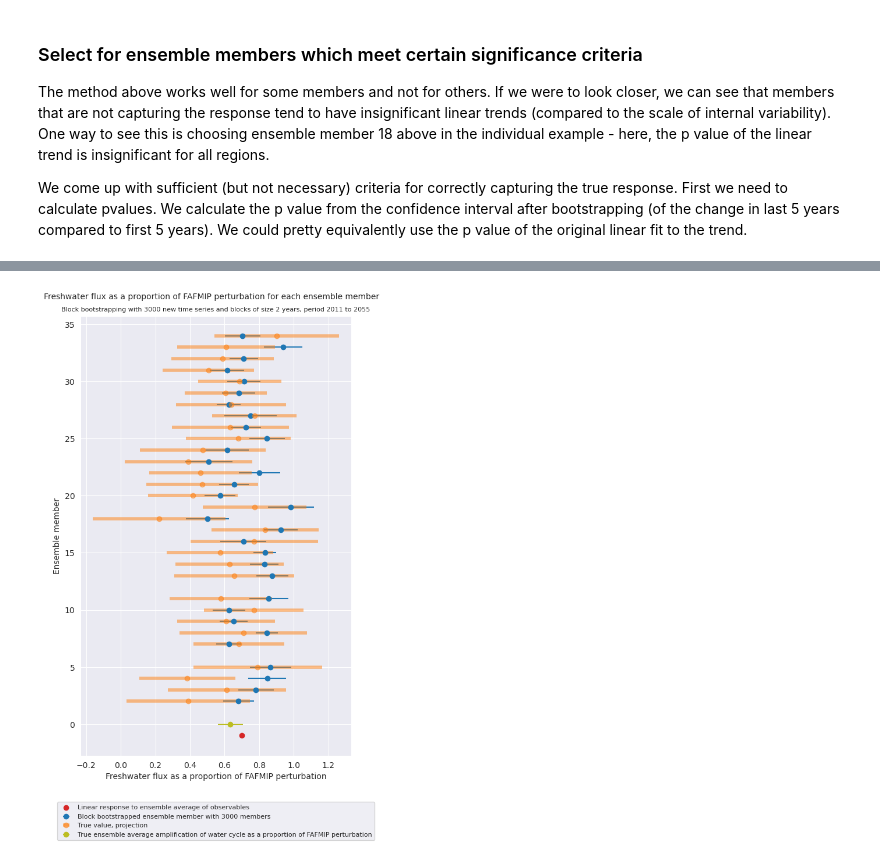
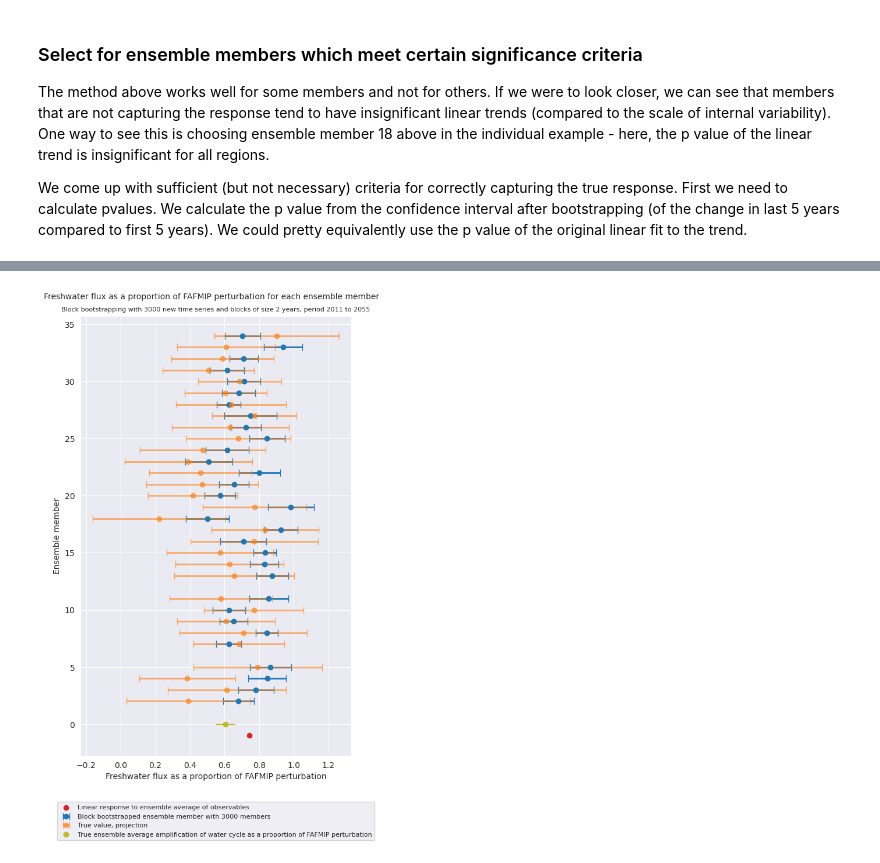
Before and after one commit to aurora-bf/freshwater_flux_linresp, a Jupyter notebook: model_tests/longer_time_series/individual_ensemble_member_CESM_longertimeseries.ipynb, the cells around one changed output, grey strips where cells are left out. Drawn from its saved outputs; the diff is of its cells as text; code cells hidden in the pictures.

```diff
--- a/model_tests/longer_time_series/individual_ensemble_member_CESM_longertimeseries.ipynb
+++ b/model_tests/longer_time_series/individual_ensemble_member_CESM_longertimeseries.ipynb
@@ -277,30 +157,28 @@ for i in range(0,34):
 # %%
+#same as above except new style
+
 import seaborn as sns
 import matplotlib as mpl
 sns.set_style(style="darkgrid")
 mpl.rcParams['figure.dpi'] = 100
 import matplotlib as mpl
 mpl.rcParams['figure.dpi'] = 100
 fig,ax=plt.subplots(figsize=(6,10))
-plt.errorbar(trend_uncertainty_bootstrap_mean_method1, np.linspace(1,34,34),xerr=trend_uncertainty_bootstrap_std_method1,fmt ='o',
-        color='tab:blue',ms=6, label='Block bootstrapped ensemble member with 3000 members')
-plt.errorbar(mean_boot, np.linspace(1,34,34),xerr=std_boot,fmt ='o', color='tab:orange',alpha=0.5,
-        ms=6, elinewidth=4, label='True value, projection')
+plt.errorbar(trend_uncertainty_bootstrap_mean, np.linspace(1,34,34),xerr=trend_uncertainty_bootstrap_std,fmt ='o',
+        color='tab:blue',ms=6, elinewidth=2, capsize=4, label='Block bootstrapped ensemble member with 3000 members')
+plt.errorbar(mean_boot, np.linspace(1,34,34),xerr=std_boot,fmt ='o', color='tab:orange',alpha=0.6,
+        ms=6, elinewidth=2, capsize=4, label='True value, projection')
 
 ax.set_ylabel('Ensemble member')
 ax.set_xlabel('Freshwater flux as a proportion of FAFMIP perturbation')
 ax.errorbar(6.041795029834073e-01,0,xerr=0.056786976649796275, color='tab:olive',fmt ='o',
         ms=6,label='True ensemble average amplification of water cycle as a proportion of FAFMIP perturbation') #this value comes from true_freshwater_fluxes.ipynb
 
-ax.scatter(0.6981292172125115,-1,color='tab:red',label='Linear response to ensemble average of observables') #this value comes from linear_response_CESM_ensemblemean.ipynb
-
-#ax.scatter(np.average(trend_uncertainty_bootstrap_mean_method1,weights=trend_uncertainty_bootstrap_std_method1),-2,color='tab:purple',label='Mean of individual ensemble members above')
-#ax.scatter(np.average(mean_boot,weights=std_boot),-3,color='tab:brown',label='Mean of true response for individual ensemble members above')
+ax.scatter(0.7424452150036277,-1,color='tab:red',label='Linear response to ensemble average of observables') #this value comes from linear_response_CESM_ensemblemean.ipynb
 
 ax.legend(loc='lower center',bbox_to_anchor=(0.5,-0.2),fontsize=8)
 plt.title('Block bootstrapping with 3000 new time series and blocks of size 2 years, period 2011 to 2055',fontsize=8)
 plt.suptitle('Freshwater flux as a proportion of FAFMIP perturbation for each ensemble member',fontsize=10, y=0.92)
-mpl.pyplot.savefig('individual_members_projection_longer.png', dpi=500,bbox_inches='tight')
-mpl.pyplot.savefig('future_indiv_ensemble_sig.png', dpi=500,bbox_inches='tight')
+mpl.pyplot.savefig('future_indiv_ensemble_newstyle_final_onlysig.png', dpi=300,bbox_inches='tight')
 # %% [output]
-[figure, old version]
+[figure, new version]
```
Also changed, not shown: parts of 10 cells of this notebook, 6 other files.
